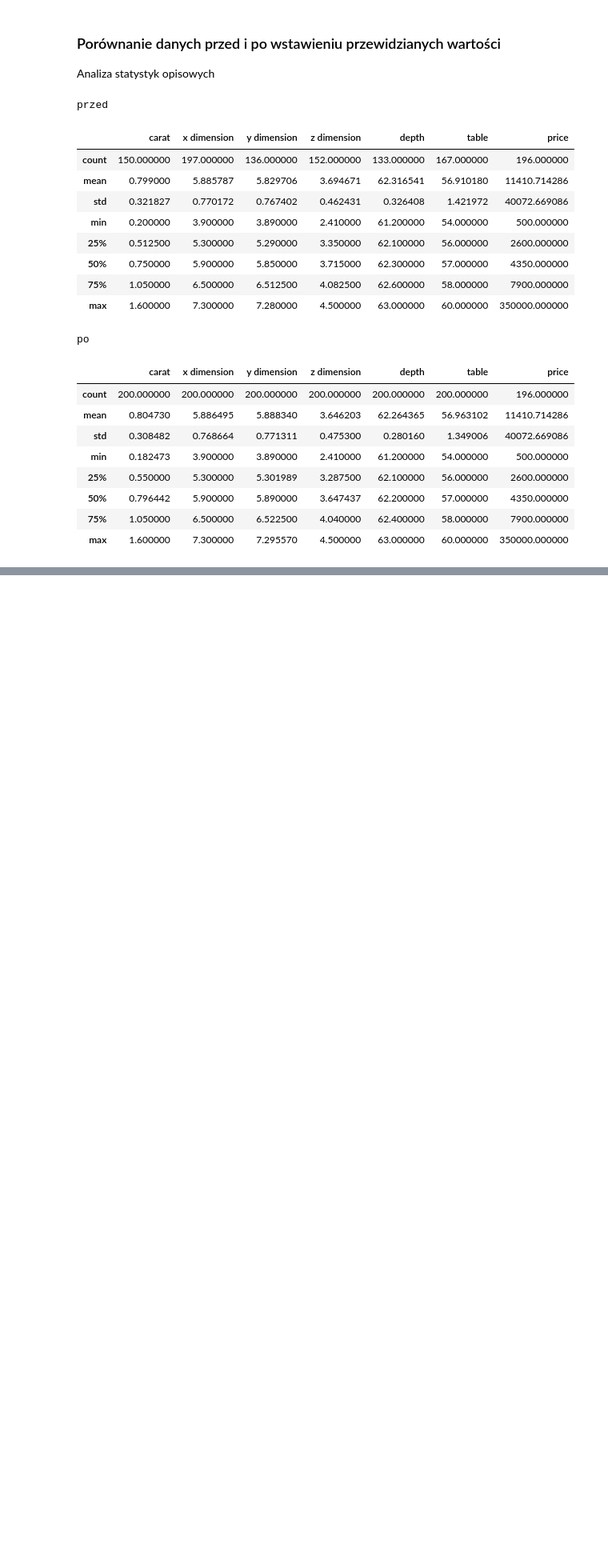
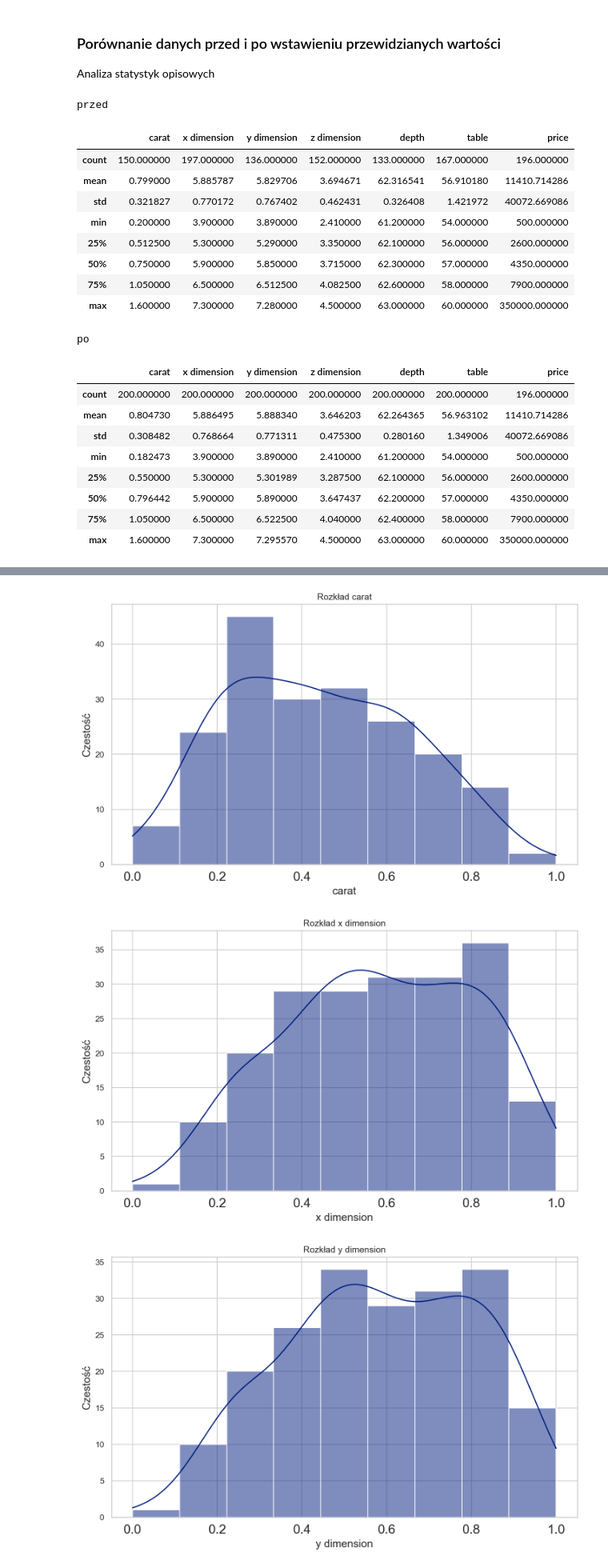
Before and after one commit to MateuszDurak/Projekt-PAD, a Jupyter notebook: analiza_i_czyszczenie.ipynb, the cells around one changed output, grey strips where cells are left out. Shown at 80% size. Saved outputs shown, nothing was run; the diff lists cells and outputs as text; code cells hidden in the pictures; blank space fills up the shorter version.

```diff
--- a/analiza_i_czyszczenie.ipynb
+++ b/analiza_i_czyszczenie.ipynb
@@ -663,0 +599,13 @@ for column in categorical_columns:
+# %%
+categorical_columns = df.select_dtypes(include=['object']).columns
+data_encoded_norm = pd.get_dummies(df[categorical_columns])
+
+data_encoded_std = pd.get_dummies(df[categorical_columns])
+
+final_df_norm = pd.concat([data_normalized, data_encoded_norm], axis=1)
+
+final_df_std = pd.concat([data_encoded_std, data_encoded_norm], axis=1)
+
+print(final_df_norm.columns)
+
+display(final_df_norm)
@@ -663,0 +641,33 @@ for column in categorical_columns:
+# %%
+# Wizualizacja rozkładu zmiennych ciągłych
+continuous_columns = ['carat', 'x dimension', 'y dimension', 'z dimension', 'depth', 'table', 'price']
+for column in continuous_columns:
+    plt.figure(figsize=(10, 6))
+    sns.histplot(final_df_norm[column], kde=True)
+    plt.title(f'Rozkład {column}')
+    plt.xlabel(column)
+    plt.ylabel('Czestość')
+    plt.show()
+
+# Zależności ceny od innych zmiennych
+for column in continuous_columns[:-42]:
+    plt.figure(figsize=(10, 6))
+    sns.scatterplot(x=final_df_norm[column], y=final_df_norm['price'])
+    plt.title(f'Cena zależnie od {column}')
+    plt.xlabel(column)
+    plt.ylabel('Cena')
+    plt.show()
+
+# Liczebność kategorii dla każdej z kolumn kategorycznych
+categorical_columns = ['clarity', 'color', 'cut']
+for column in categorical_columns:
+    plt.figure(figsize=(15, 8))
+    sns.countplot(x=df[column])
+    plt.title(f'Liczność w {column}')
+    plt.xlabel(column)
+    plt.ylabel('Liczność')
+    plt.show()
+# %% [output]
+[figure, added]
+[figure, added]
+[figure, added]
```
Also changed, not shown: parts of 29 cells of this notebook.
